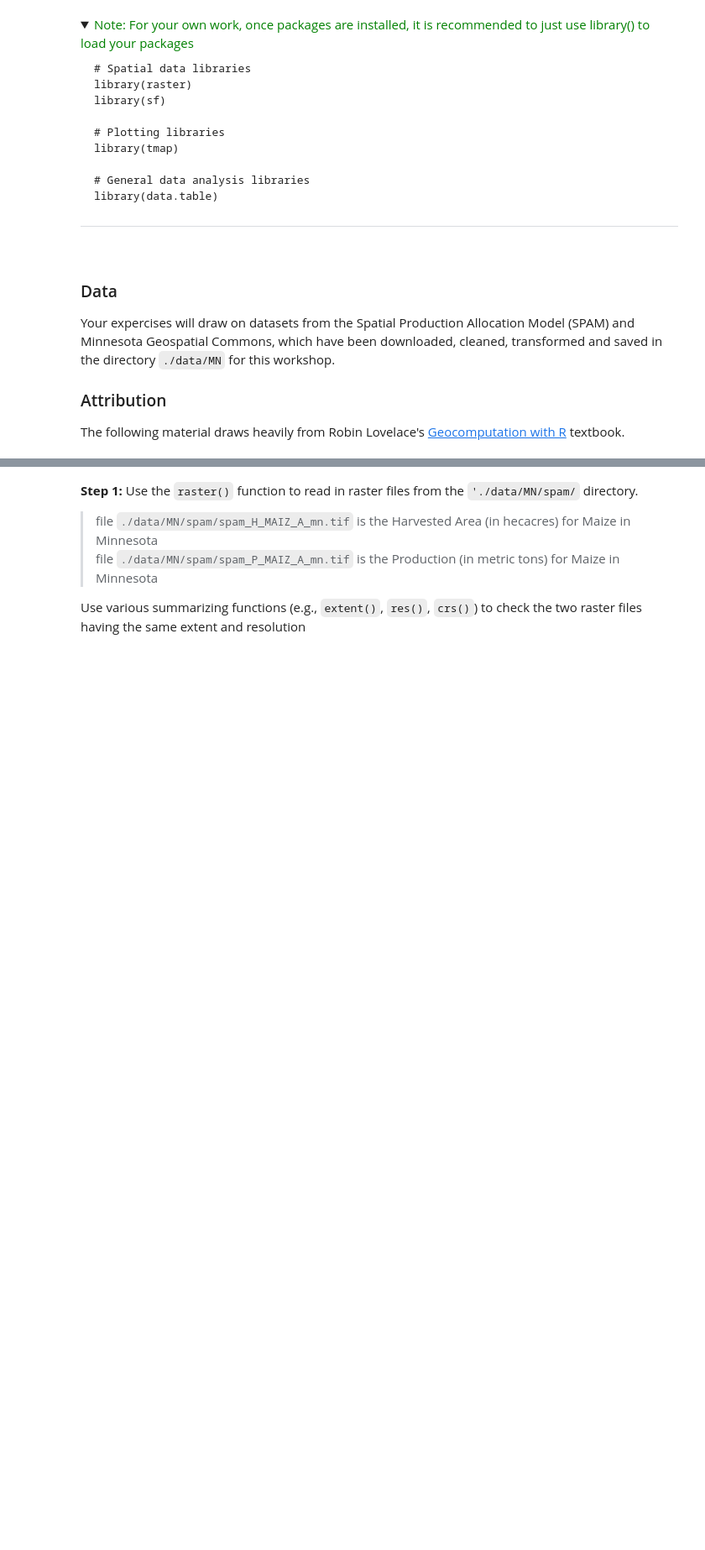
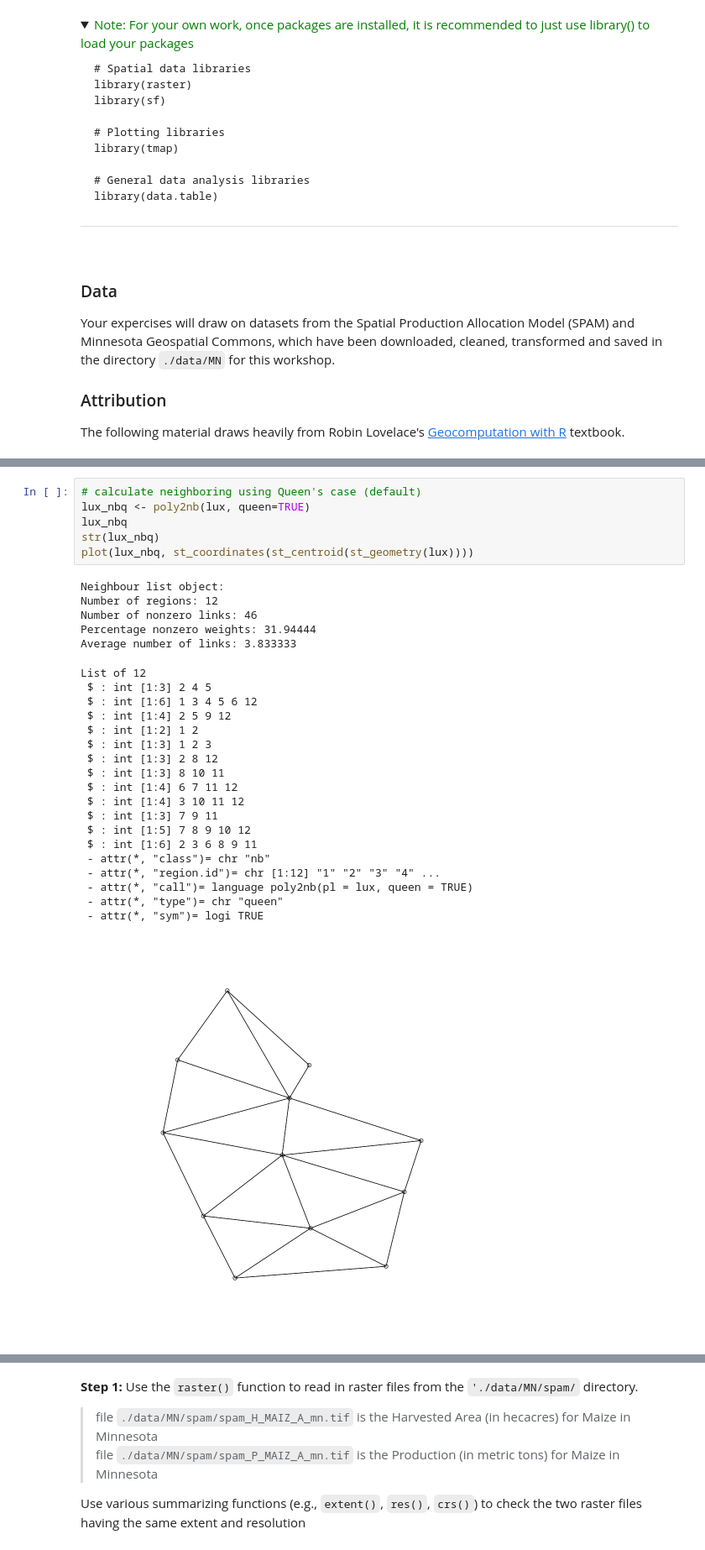
Before and after one commit to y-chai/GEMS-X003-Spatial-Regression-R, a Jupyter notebook: x003_Module4_Spatial Regression.ipynb, the cells around one changed output, grey strips where cells are left out. Shown: that part at 84% size. Cells and saved outputs as stored; diff of their text form; folded sections open; blank space fills up the shorter version.

```diff
--- a/x003_Module4_Spatial Regression.ipynb
+++ b/x003_Module4_Spatial Regression.ipynb
@@ -85,0 +146,31 @@ In this section we’ll focus on the specification of spatial dependence, on spe
+# %%
+# calculate neighboring using Queen's case (default)
+lux_nbq <- poly2nb(lux, queen=TRUE)
+lux_nbq
+str(lux_nbq)
+plot(lux_nbq, st_coordinates(st_centroid(st_geometry(lux))))
+# %% [output]
+Neighbour list object:
+Number of regions: 12
+Number of nonzero links: 46
+Percentage nonzero weights: 31.94444
+Average number of links: 3.833333
+List of 12
+ $ : int [1:3] 2 4 5
+ $ : int [1:6] 1 3 4 5 6 12
+ $ : int [1:4] 2 5 9 12
+ $ : int [1:2] 1 2
+ $ : int [1:3] 1 2 3
+ $ : int [1:3] 2 8 12
+ $ : int [1:3] 8 10 11
+ $ : int [1:4] 6 7 11 12
+ $ : int [1:4] 3 10 11 12
+ $ : int [1:3] 7 9 11
+ $ : int [1:5] 7 8 9 10 12
+ $ : int [1:6] 2 3 6 8 9 11
+ - attr(*, "class")= chr "nb"
+ - attr(*, "region.id")= chr [1:12] "1" "2" "3" "4" ...
+ - attr(*, "call")= language poly2nb(pl = lux, queen = TRUE)
+ - attr(*, "type")= chr "queen"
+ - attr(*, "sym")= logi TRUE
+[figure, added]
```
Also changed, not shown: parts of 42 cells of this notebook, 21 other files.
